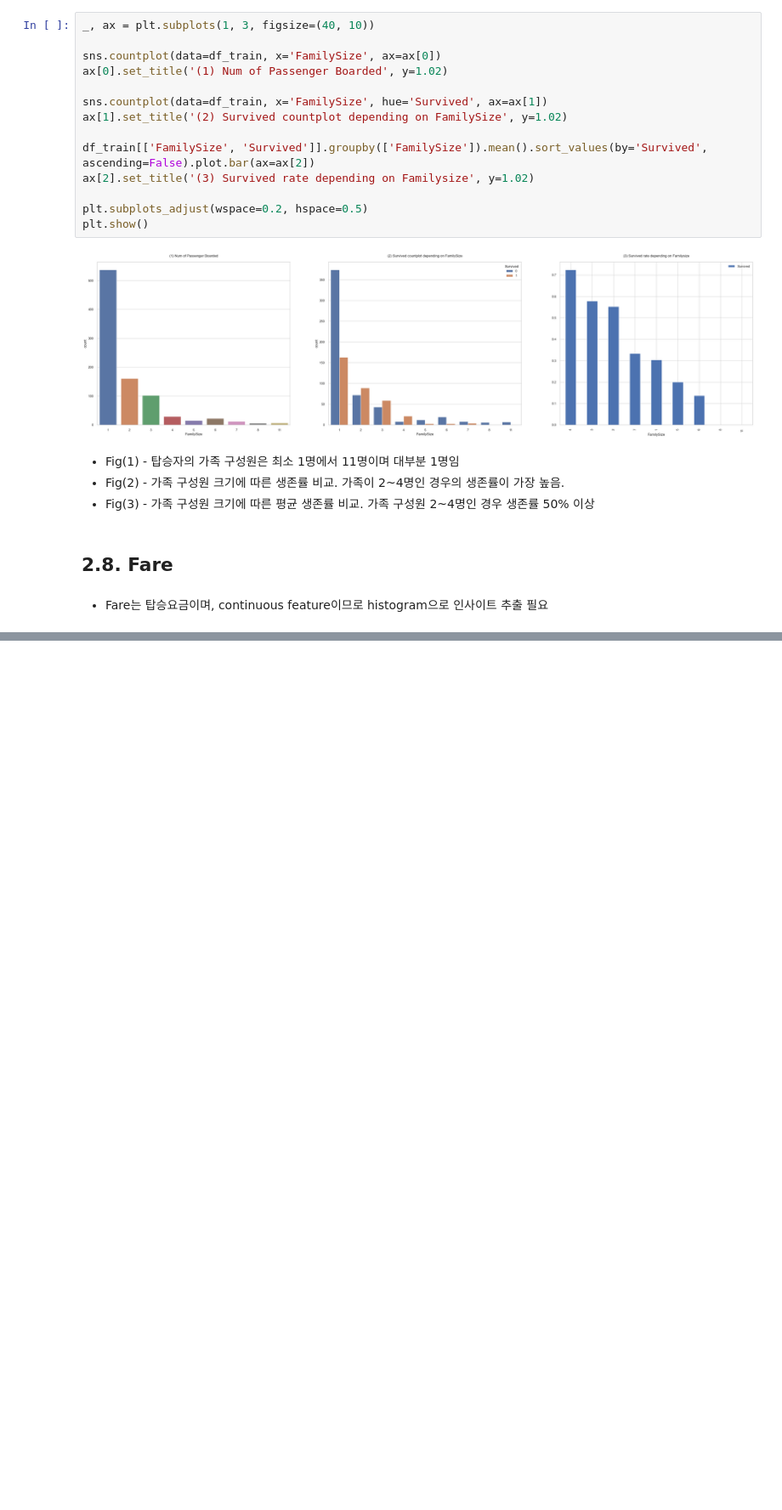
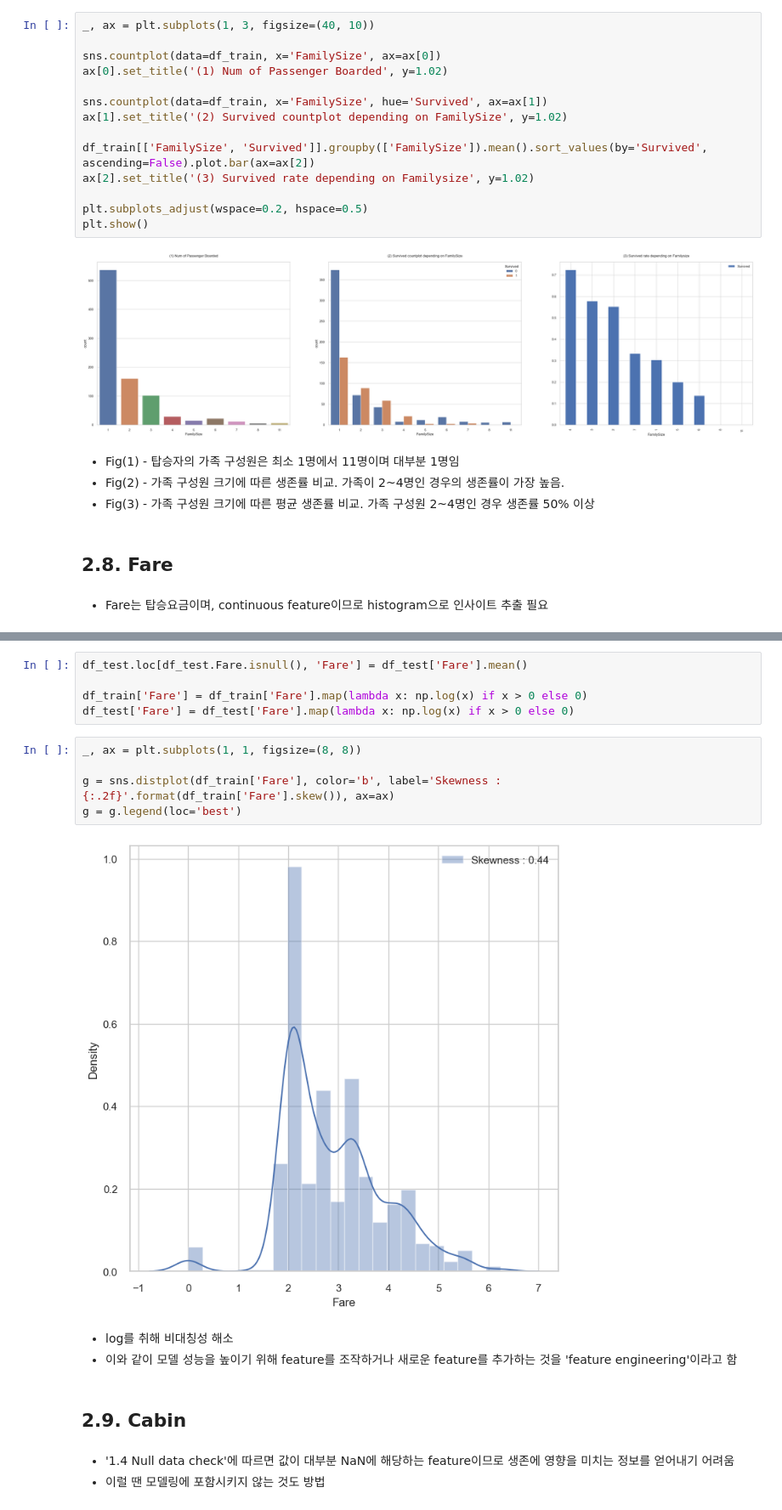
Before and after one commit to wonyeongdeok/kaggle_transcription, a Jupyter notebook: titanic.ipynb, the cells around one changed output, grey strips where cells are left out. Shown at 85% size. Saved outputs shown, nothing was run; the diff lists cells and outputs as text; blank space fills up the shorter version.

```diff
--- a/titanic.ipynb
+++ b/titanic.ipynb
@@ -488,0 +501,20 @@ plt.show()
+# %%
+df_test.loc[df_test.Fare.isnull(), 'Fare'] = df_test['Fare'].mean()
+
+df_train['Fare'] = df_train['Fare'].map(lambda x: np.log(x) if x > 0 else 0)
+df_test['Fare'] = df_test['Fare'].map(lambda x: np.log(x) if x > 0 else 0)
+# %%
+_, ax = plt.subplots(1, 1, figsize=(8, 8))
+
+g = sns.distplot(df_train['Fare'], color='b', label='Skewness : {:.2f}'.format(df_train['Fare'].skew()), ax=ax)
+g = g.legend(loc='best')
+# %% [output]
+[figure, added]
+# %% [markdown]
+- log를 취해 비대칭성 해소
+- 이와 같이 모델 성능을 높이기 위해 feature를 조작하거나 새로운 feature를 추가하는 것을 'feature engineering'이라고 함
+# %% [markdown]
+## **2.9. Cabin**
+# %% [markdown]
+- '1.4 Null data check'에 따르면 값이 대부분 NaN에 해당하는 feature이므로 생존에 영향을 미치는 정보를 얻어내기 어려움
+- 이럴 땐 모델링에 포함시키지 않는 것도 방법
```
Also changed, not shown: parts of 10 cells of this notebook.
